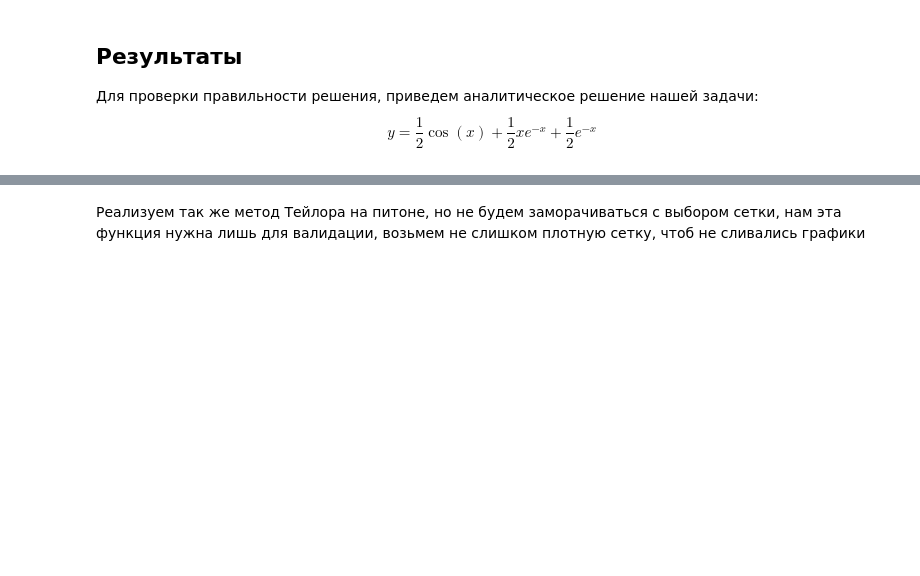
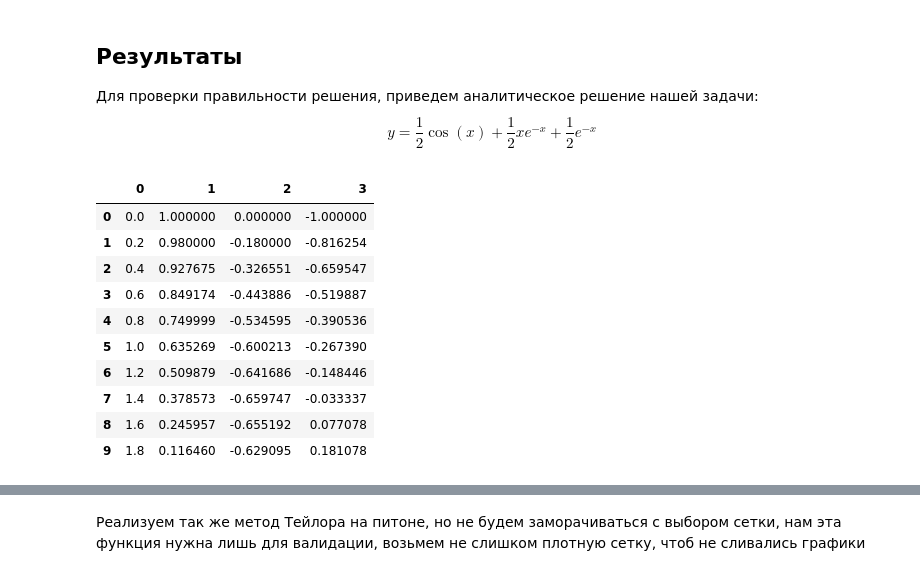
Before and after one commit to FuriTt/Labs_new, a Jupyter notebook: cpp_code/TeylorReport.ipynb, the cells around one changed output, grey strips where cells are left out. Cells and saved outputs as stored; diff of their text form; code cells hidden in the pictures; blank space fills up the shorter version.

```diff
--- a/cpp_code/TeylorReport.ipynb
+++ b/cpp_code/TeylorReport.ipynb
@@ -100,3 +100,17 @@ result = pd.read_csv('cmake-build-debug/teylor_output.csv', header=None).T
+# %%
+result
+# %% [output]
+|  | 0 | 1 | 2 | 3 |
+| 0 | 0.0 | 1.000000 | 0.000000 | -1.000000 |
+| 1 | 0.2 | 0.980000 | -0.180000 | -0.816254 |
+| 2 | 0.4 | 0.927675 | -0.326551 | -0.659547 |
+| 3 | 0.6 | 0.849174 | -0.443886 | -0.519887 |
+| 4 | 0.8 | 0.749999 | -0.534595 | -0.390536 |
+| 5 | 1.0 | 0.635269 | -0.600213 | -0.267390 |
+| 6 | 1.2 | 0.509879 | -0.641686 | -0.148446 |
+| 7 | 1.4 | 0.378573 | -0.659747 | -0.033337 |
+| 8 | 1.6 | 0.245957 | -0.655192 | 0.077078 |
+| 9 | 1.8 | 0.116460 | -0.629095 | 0.181078 |
 # %%
 result.head()
 # %% [output]
```
Also changed, not shown: parts of 6 cells of this notebook, 2 other files.
